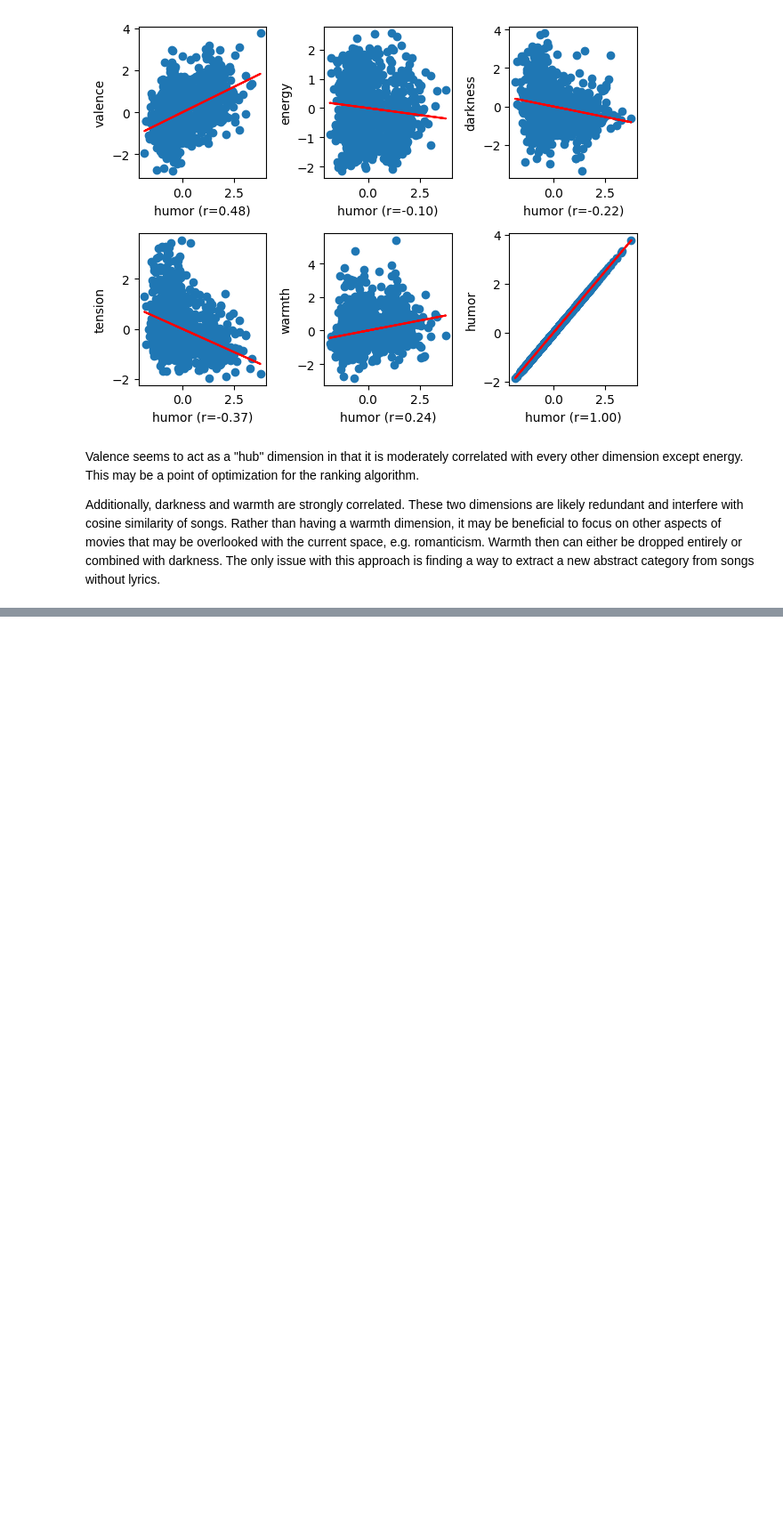
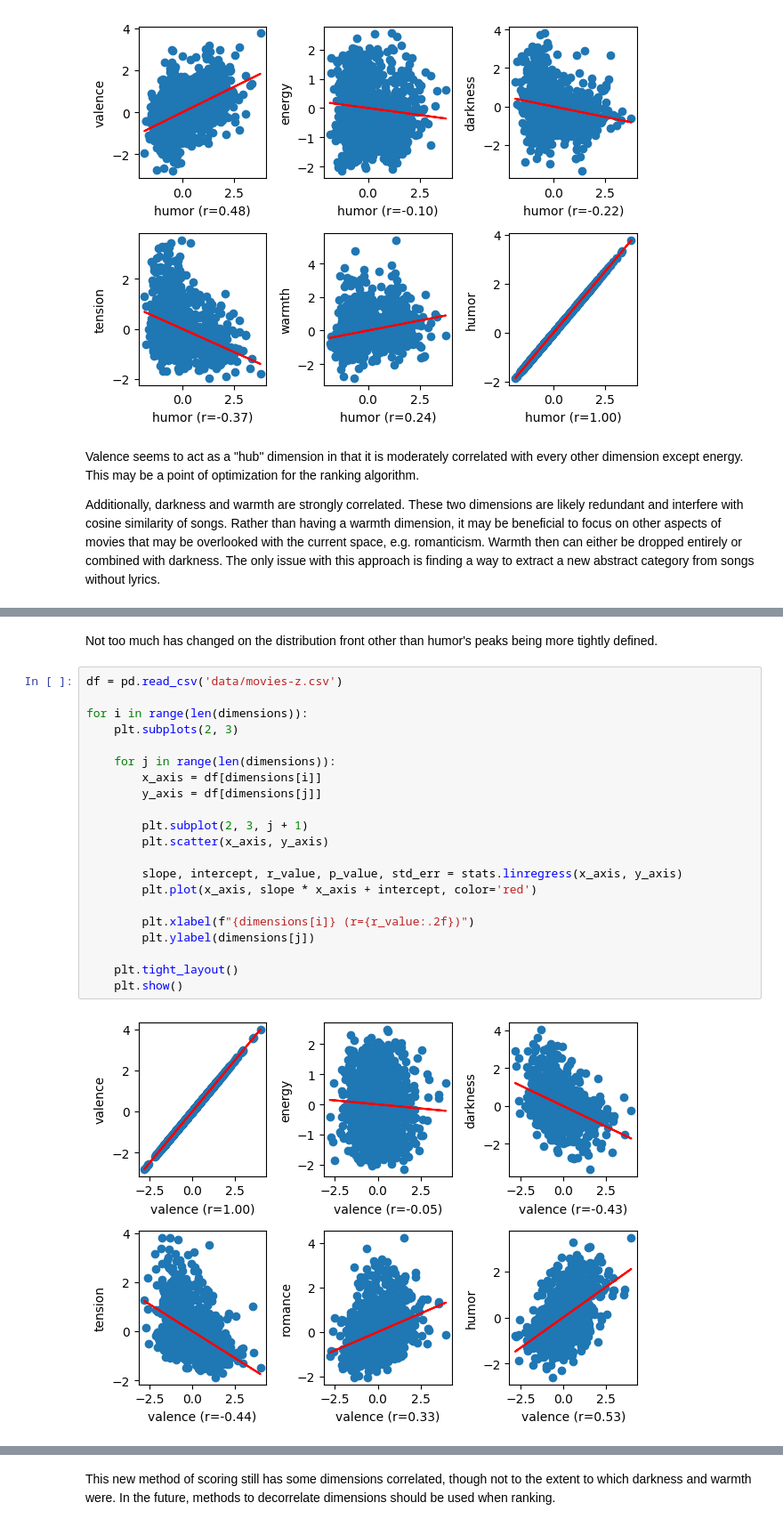
Before and after one commit to charlieboalch/song-to-movie, a Jupyter notebook: movie_analysis.ipynb, the cells around one changed output, grey strips where cells are left out. Shown at 89% size. Drawn from its saved outputs; the diff is of its cells as text; blank space fills up the shorter version.

```diff
--- a/movie_analysis.ipynb
+++ b/movie_analysis.ipynb
@@ -70,0 +100,25 @@ Additionally, darkness and warmth are strongly correlated. These two dimensions
+# %% [markdown]
+Not too much has changed on the distribution front other than humor's peaks being more tightly defined.
+# %%
+df = pd.read_csv('data/movies-z.csv')
+
+for i in range(len(dimensions)):
+    plt.subplots(2, 3)
+
+    for j in range(len(dimensions)):
+        x_axis = df[dimensions[i]]
+        y_axis = df[dimensions[j]]
+
+        plt.subplot(2, 3, j + 1)
+        plt.scatter(x_axis, y_axis)
+
+        slope, intercept, r_value, p_value, std_err = stats.linregress(x_axis, y_axis)
+        plt.plot(x_axis, slope * x_axis + intercept, color='red')
+
+        plt.xlabel(f"{dimensions[i]} (r={r_value:.2f})")
+        plt.ylabel(dimensions[j])
+
+    plt.tight_layout()
+    plt.show()
+# %% [output]
+[figure, added]
@@ -70,0 +130,2 @@ Additionally, darkness and warmth are strongly correlated. These two dimensions
+# %% [markdown]
+This new method of scoring still has some dimensions correlated, though not to the extent to which darkness and warmth were. In the future, methods to decorrelate dimensions should be used when ranking.
```
Also changed, not shown: parts of 5 cells of this notebook, 9 other files.
